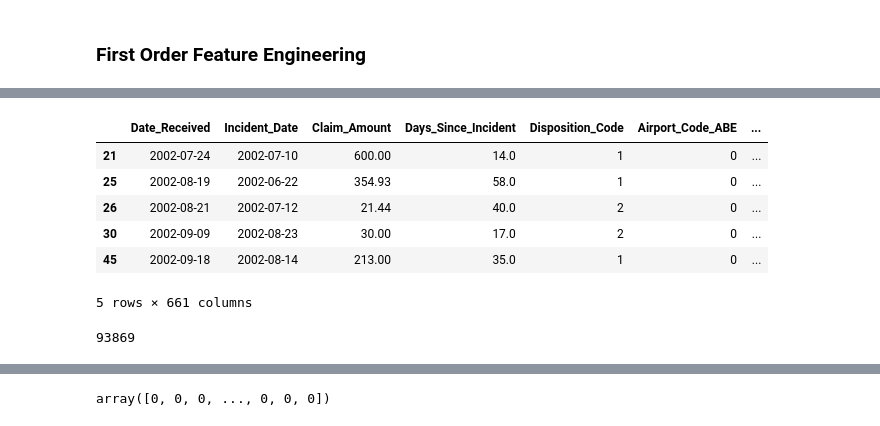
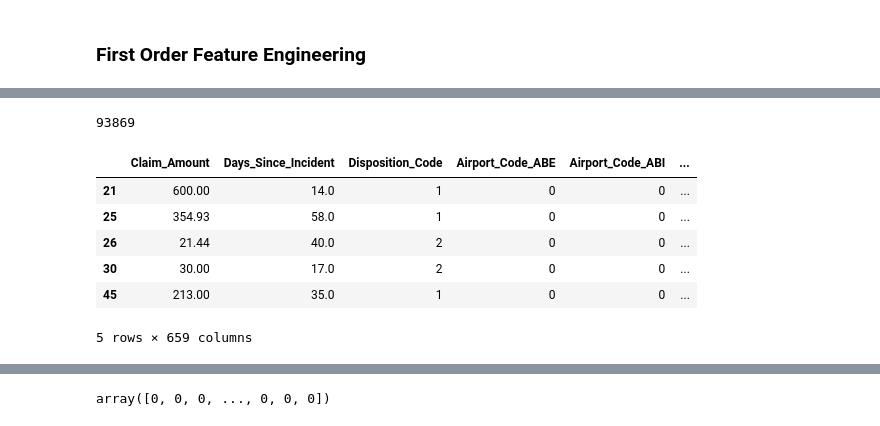
Before and after one commit to mzohaib10/tsa-claims, a Jupyter notebook: tsa-claims-outcome-classifier.ipynb, the cells around one changed output, grey strips where cells are left out. Drawn from its saved outputs; the diff is of its cells as text; code cells hidden in the pictures.

```diff
--- a/tsa-claims-outcome-classifier.ipynb
+++ b/tsa-claims-outcome-classifier.ipynb
@@ -768,3 +770,7 @@ def first_order_feature_engineering(df):
+# %%
+def second_order_feature_engineering(df):
+    df.drop(['Date_Received','Incident_Date'],axis=1,inplace=True)
+    return df
 # %%
 df12_final.head()
 # %% [output]
@@ -777,14 +784,17 @@ df12_final.head()
 # %%
 df12_final = first_order_feature_engineering(df12_final)
+df12_final = second_order_feature_engineering(df12_final)
-# %% [output]
-|  | Date_Received | Incident_Date | Claim_Amount | Days_Since_Incident | Disposition_Code | Airport_Code_ABE | ... |
-| 21 | 2002-07-24 | 2002-07-10 | 600.00 | 14.0 | 1 | 0 | ... |
-| 25 | 2002-08-19 | 2002-06-22 | 354.93 | 58.0 | 1 | 0 | ... |
-| 26 | 2002-08-21 | 2002-07-12 | 21.44 | 40.0 | 2 | 0 | ... |
-| 30 | 2002-09-09 | 2002-08-23 | 30.00 | 17.0 | 2 | 0 | ... |
-| 45 | 2002-09-18 | 2002-08-14 | 213.00 | 35.0 | 1 | 0 | ... |
-5 rows × 661 columns
 # %%
 len(df12_final)
 # %% [output]
 93869
+# %%
+df12_final.head()
+# %% [output]
+|  | Claim_Amount | Days_Since_Incident | Disposition_Code | Airport_Code_ABE | Airport_Code_ABI | ... |
+| 21 | 600.00 | 14.0 | 1 | 0 | 0 | ... |
+| 25 | 354.93 | 58.0 | 1 | 0 | 0 | ... |
+| 26 | 21.44 | 40.0 | 2 | 0 | 0 | ... |
+| 30 | 30.00 | 17.0 | 2 | 0 | 0 | ... |
+| 45 | 213.00 | 35.0 | 1 | 0 | 0 | ... |
+5 rows × 659 columns
```
Also changed, not shown: parts of 9 cells of this notebook, 1 other file.
